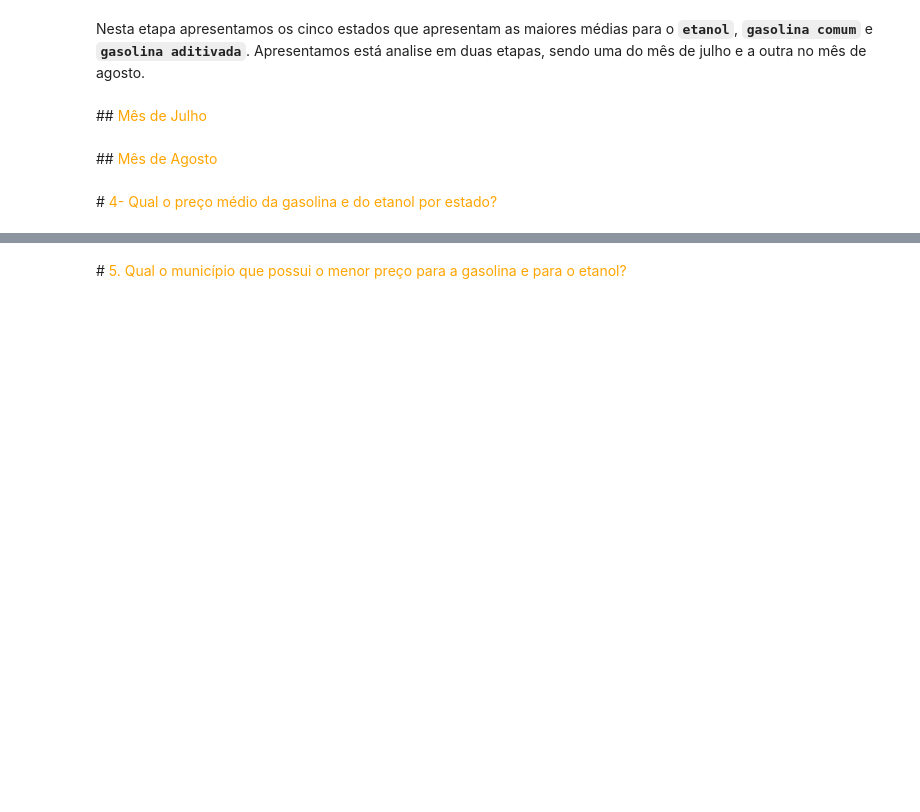
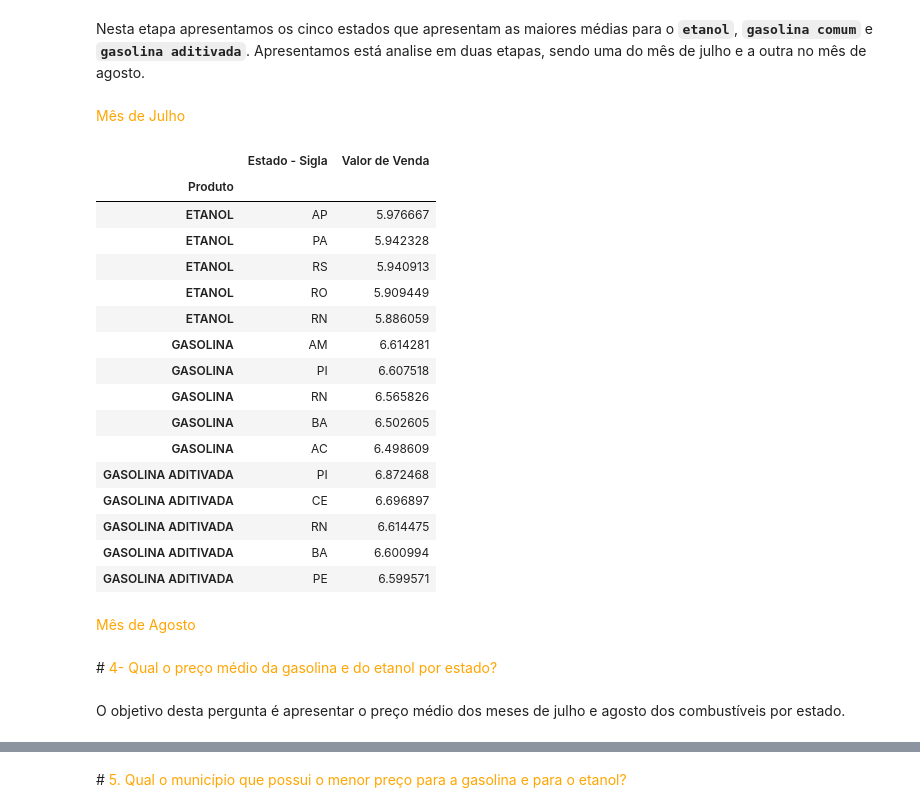
Before and after one commit to joaorosa2/analise_combustiveis_brasil, a Jupyter notebook: ProjetoM4.ipynb, the cells around one changed output, grey strips where cells are left out. Drawn from its saved outputs; the diff is of its cells as text; code cells hidden in the pictures; blank space fills up the shorter version.

```diff
--- a/ProjetoM4.ipynb
+++ b/ProjetoM4.ipynb
@@ -327,28 +288,47 @@ plt.legend();
 Nesta etapa apresentamos os cinco estados que apresentam as maiores médias para o **`etanol`**, **`gasolina comum`** e **`gasolina aditivada`**.
  Apresentamos está analise em duas etapas, sendo uma do mês de julho e a outra no mês de agosto.
 # %% [markdown]
-##<font color = orange> Mês de Julho
+<font color = orange> Mês de Julho
 # %%
 #Agrupando os produtos, os estados e realizando o calculo da médias dos valores de venda.
 mediaPorEstadoJulho = tabelaJulho.groupby(['Produto','Estado - Sigla'])[['Valor de Venda']].mean()
 
 #Buscando as 5 maiores médias do etanol no Brasil.
 maxEtanol = mediaPorEstadoJulho.loc['ETANOL'].sort_values(by='Valor de Venda',ascending = False).head(5)
 maxEtanol['Produto'] = 'ETANOL'
 
 #Buscando as 5 maiores médias da gasolina comum no Brasil.
 maxGasolina = mediaPorEstadoJulho.loc['GASOLINA'].sort_values(by='Valor de Venda',ascending = False).head(5)
 maxGasolina['Produto'] = 'GASOLINA'
 
 #Buscando as 5 maiores médias da gasolina aditivada no Brasil.
 maxAditivada = mediaPorEstadoJulho.loc['GASOLINA ADITIVADA'].sort_values(by='Valor de Venda',ascending = False).head(5)
 maxAditivada['Produto'] = 'GASOLINA ADITIVADA'
 
 #Concatenando as variáveis e apresentando em um único dataframe.
-concatMax = pd.concat([maxEtanol,maxGasolina,maxAditivada]).reset_index()
+concatMax = pd.DataFrame(pd.concat([maxEtanol,maxGasolina,maxAditivada]).reset_index())
+
 concatMax.set_index('Produto')
+# %% [output]
+|  | Estado - Sigla | Valor de Venda |
+| Produto |  |  |
+| ETANOL | AP | 5.976667 |
+| ETANOL | PA | 5.942328 |
+| ETANOL | RS | 5.940913 |
+| ETANOL | RO | 5.909449 |
+| ETANOL | RN | 5.886059 |
+| GASOLINA | AM | 6.614281 |
+| GASOLINA | PI | 6.607518 |
+| GASOLINA | RN | 6.565826 |
+| GASOLINA | BA | 6.502605 |
+| GASOLINA | AC | 6.498609 |
+| GASOLINA ADITIVADA | PI | 6.872468 |
+| GASOLINA ADITIVADA | CE | 6.696897 |
+| GASOLINA ADITIVADA | RN | 6.614475 |
+| GASOLINA ADITIVADA | BA | 6.600994 |
+| GASOLINA ADITIVADA | PE | 6.599571 |
 # %% [markdown]
-##<font color = orange> Mês de Agosto
+<font color = orange> Mês de Agosto
 # %%
 #Agrupando os produtos, os estados e realizando o calculo da médias dos valores de venda.
 mediaPorEstadoAgosto = tabelaAgosto.groupby(['Produto','Estado - Sigla'])[['Valor de Venda']].mean()
@@ -370,6 +350,8 @@ concatMax = pd.concat([maxEtanol,maxGasolina,maxAditivada]).reset_index()
 concatMax
 # %% [markdown]
 #<font color = orange> 4- Qual o preço médio da gasolina e do etanol por estado?
+# %% [markdown]
+O objetivo desta pergunta é apresentar o preço médio dos meses de julho e agosto dos combustíveis por estado.
 # %%
 #Copiando o dataframe
 newdf = uniaodf[['Valor de Venda']].groupby([uniaodf['Produto'], uniaodf['Estado - Sigla']]).mean()
```
Also changed, not shown: parts of 31 cells of this notebook.
